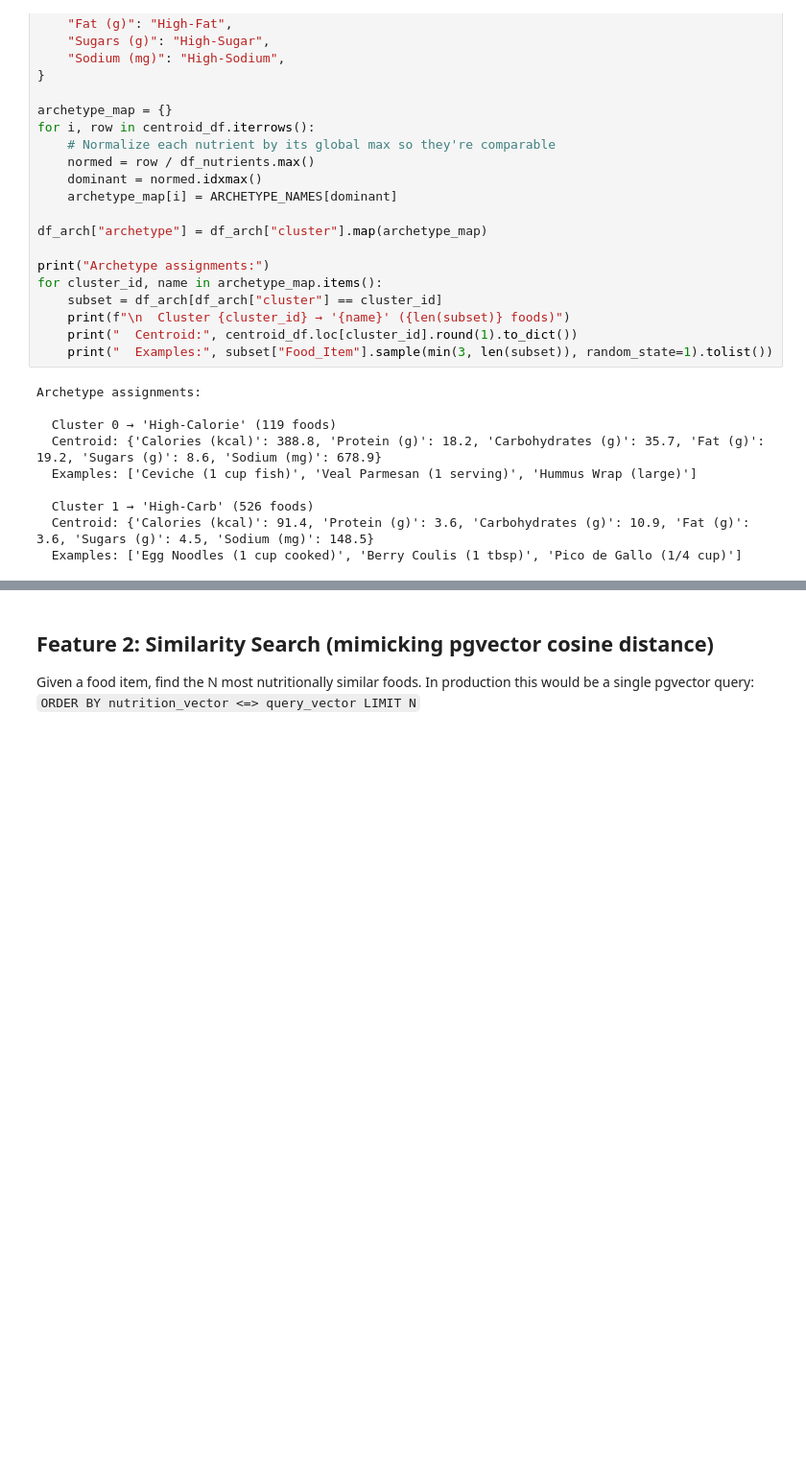
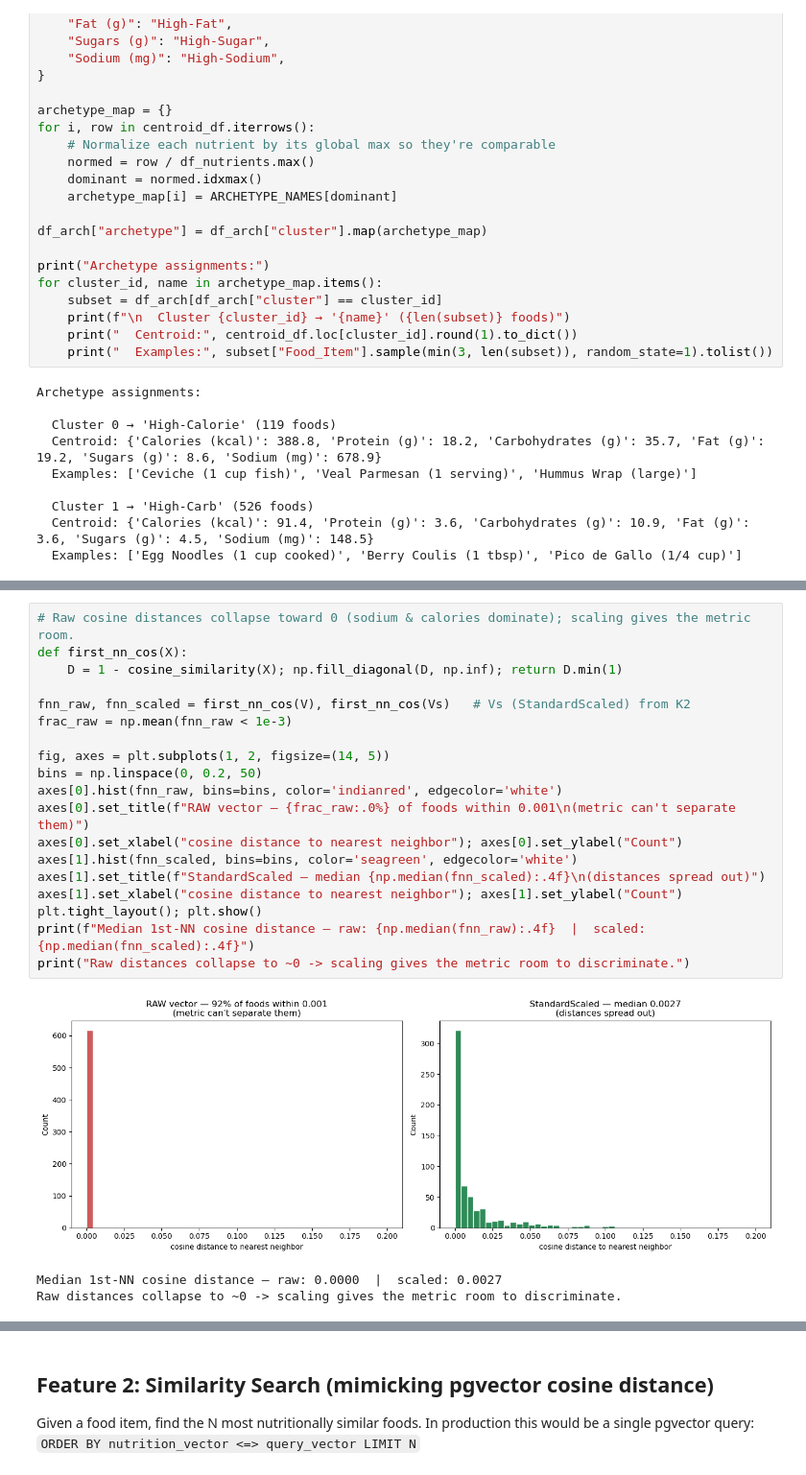
Before and after one commit to tomern0305/DiatitionSystem, a Jupyter notebook: MachineLearning/DataEDA Clusters and KNN.ipynb, the cells around one changed output, grey strips where cells are left out. Shown at 96% size. Drawn from its saved outputs; the diff is of its cells as text; blank space fills up the shorter version.

Commit message:
readme and scaling and EDA notebook with knn

```diff
--- a/MachineLearning/Untitled-1.ipynb
+++ b/MachineLearning/DataEDA Clusters and KNN.ipynb
@@ -481,0 +674,23 @@ Archetype assignments:
+# %%
+# Raw cosine distances collapse toward 0 (sodium & calories dominate); scaling gives the metric room.
+def first_nn_cos(X):
+    D = 1 - cosine_similarity(X); np.fill_diagonal(D, np.inf); return D.min(1)
+
+fnn_raw, fnn_scaled = first_nn_cos(V), first_nn_cos(Vs)   # Vs (StandardScaled) from K2
+frac_raw = np.mean(fnn_raw < 1e-3)
+
+fig, axes = plt.subplots(1, 2, figsize=(14, 5))
+bins = np.linspace(0, 0.2, 50)
+axes[0].hist(fnn_raw, bins=bins, color='indianred', edgecolor='white')
+axes[0].set_title(f"RAW vector — {frac_raw:.0%} of foods within 0.001\n(metric can't separate them)")
+axes[0].set_xlabel("cosine distance to nearest neighbor"); axes[0].set_ylabel("Count")
+axes[1].hist(fnn_scaled, bins=bins, color='seagreen', edgecolor='white')
+axes[1].set_title(f"StandardScaled — median {np.median(fnn_scaled):.4f}\n(distances spread out)")
+axes[1].set_xlabel("cosine distance to nearest neighbor"); axes[1].set_ylabel("Count")
+plt.tight_layout(); plt.show()
+print(f"Median 1st-NN cosine distance — raw: {np.median(fnn_raw):.4f}  |  scaled: {np.median(fnn_scaled):.4f}")
+print("Raw distances collapse to ~0 -> scaling gives the metric room to discriminate.")
+# %% [output]
+[figure, added]
+Median 1st-NN cosine distance — raw: 0.0000  |  scaled: 0.0027
+Raw distances collapse to ~0 -> scaling gives the metric room to discriminate.
```
Also changed, not shown: parts of 16 cells of this notebook, 3 other files.
